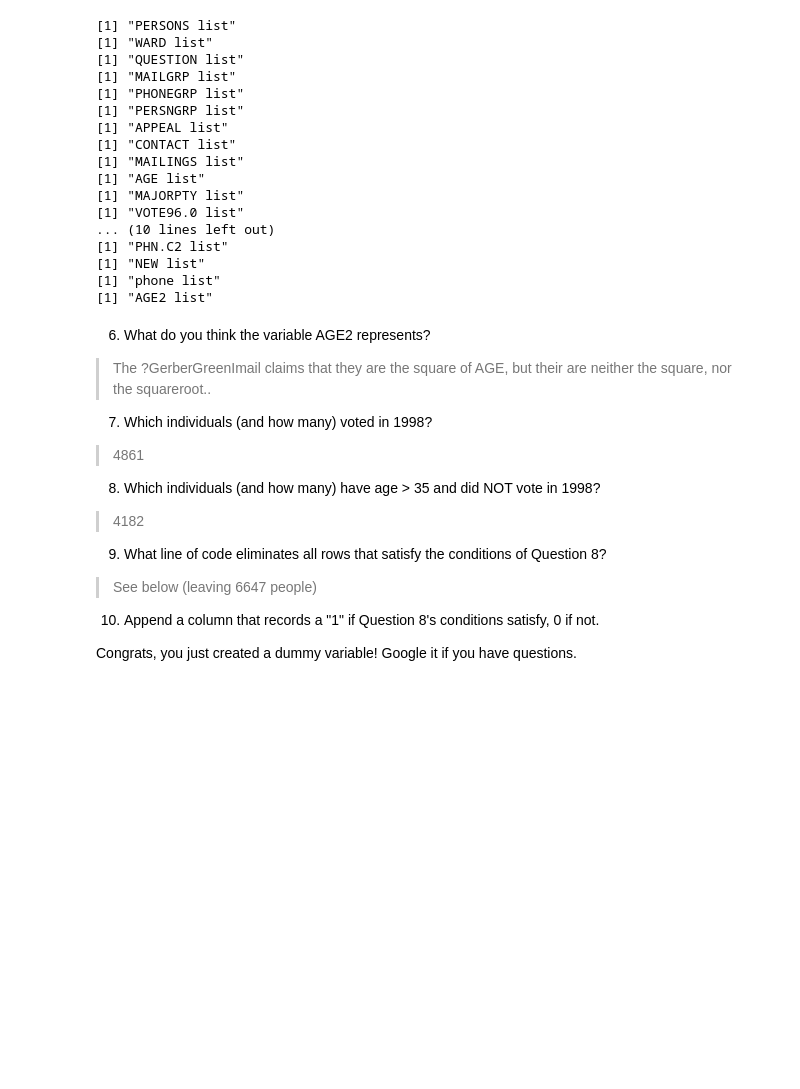
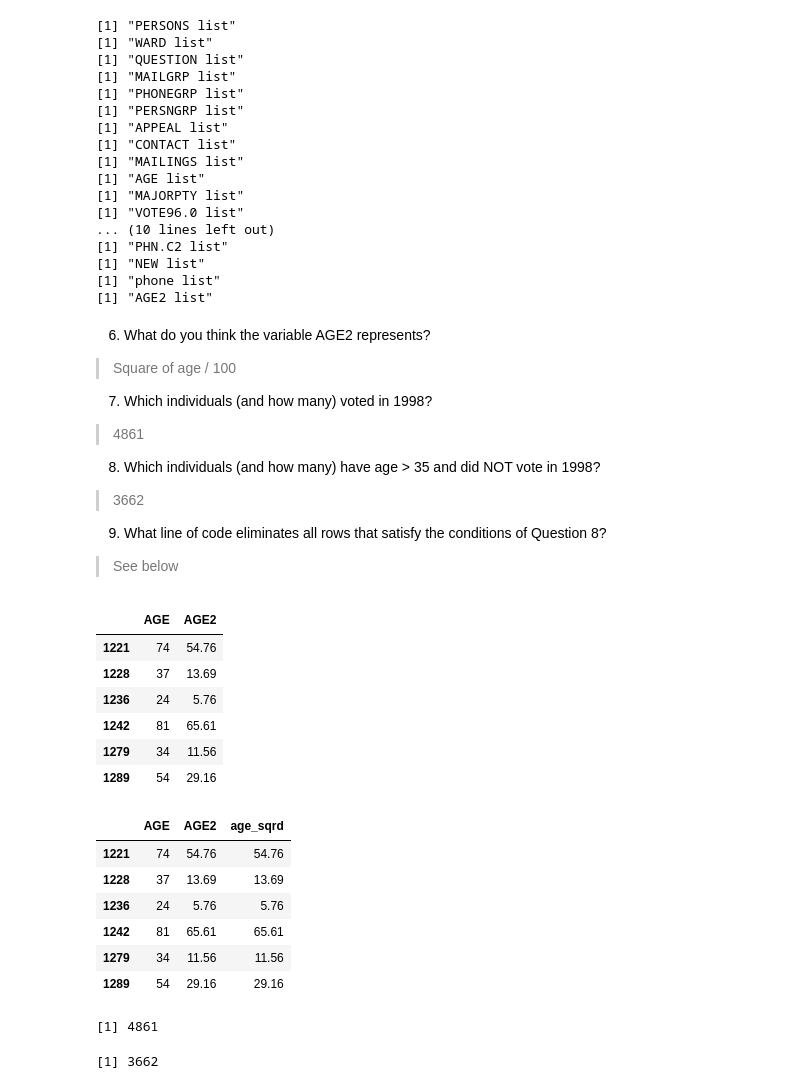
Before and after one commit to Lyyoness/CS112-Information-Based-Decisions, a Jupyter notebook: 18:07:27 Quiz#2.ipynb, the cells around one changed output. Cells and saved outputs as stored; diff of their text form; code cells hidden in the pictures; blank space fills up the shorter version.

```diff
--- a/WIP 18:07:27 Quiz#2.ipynb
+++ b/18:07:27 Quiz#2.ipynb
@@ -87,17 +85,40 @@ for (column_name in colnames(GerberGreenImai)) {
 [1] "AGE2 list"
 # %% [markdown]
 6. What do you think the variable AGE2 represents?
-> The ?GerberGreenImail claims that they are the square of AGE, but their are neither the square, nor the squareroot..
+> Square of age / 100
 
 7. Which individuals (and how many) voted in 1998?
 > 4861
 
 8. Which individuals (and how many) have age > 35 and did NOT vote in 1998?
-> 4182
+> 3662
 
 9. What line of code eliminates all rows that satisfy the conditions of Question 8?
-> See below (leaving 6647 people)
-
-10. Append a column that records a "1" if Question 8's conditions satisfy, 0 if not.
-
-Congrats, you just created a dummy variable! Google it if you have questions.
+> See below
+# %%
+age_mat <- GerberGreenImai[,c("AGE","AGE2")]
+head(age_mat)
+age_mat$age_sqrd <- sapply(age_mat$AGE, function(x) x ** 2 / 100)
+head(age_mat)
+
+length(which(GerberGreenImai$VOTED98 == 1))
+length(which(GerberGreenImai$VOTED98 == 0 & GerberGreenImai$AGE > 35))
+
+GerberGreenImai <- GerberGreenImai[-which(GerberGreenImai$VOTED98 == 0 & GerberGreenImai$AGE > 35),]
+# %% [output]
+|  | AGE | AGE2 |
+| 1221 | 74 | 54.76 |
+| 1228 | 37 | 13.69 |
+| 1236 | 24 | 5.76 |
+| 1242 | 81 | 65.61 |
+| 1279 | 34 | 11.56 |
+| 1289 | 54 | 29.16 |
+|  | AGE | AGE2 | age_sqrd |
+| 1221 | 74 | 54.76 | 54.76 |
+| 1228 | 37 | 13.69 | 13.69 |
+| 1236 | 24 | 5.76 | 5.76 |
+| 1242 | 81 | 65.61 | 65.61 |
+| 1279 | 34 | 11.56 | 11.56 |
+| 1289 | 54 | 29.16 | 29.16 |
+[1] 4861
+[1] 3662
```
Also changed, not shown: parts of 12 cells of this notebook.
